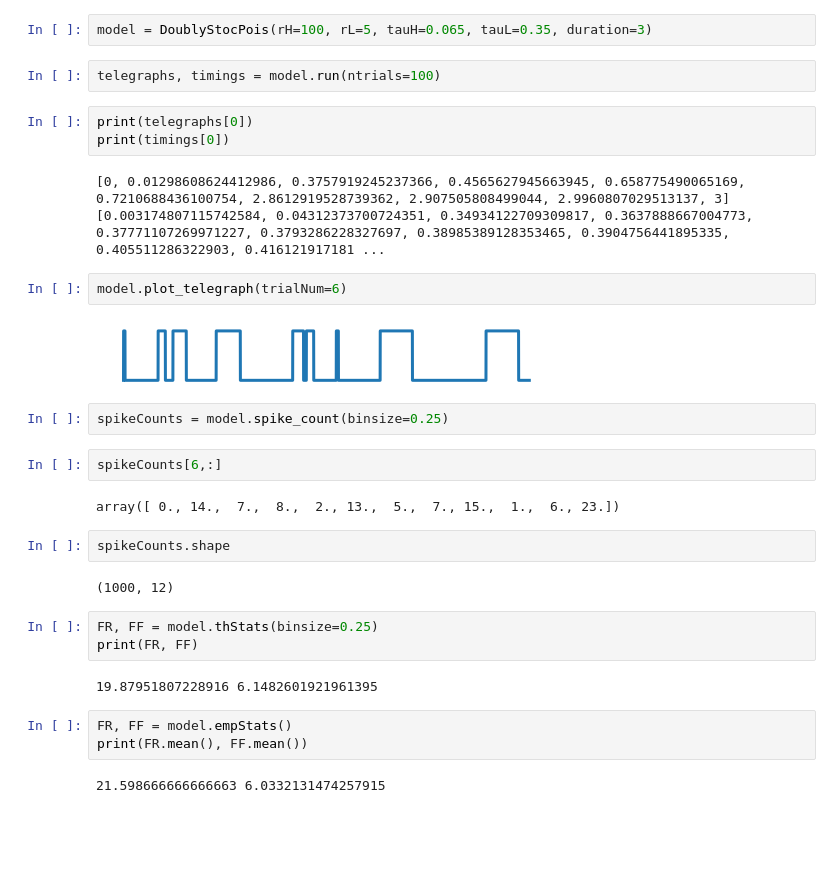
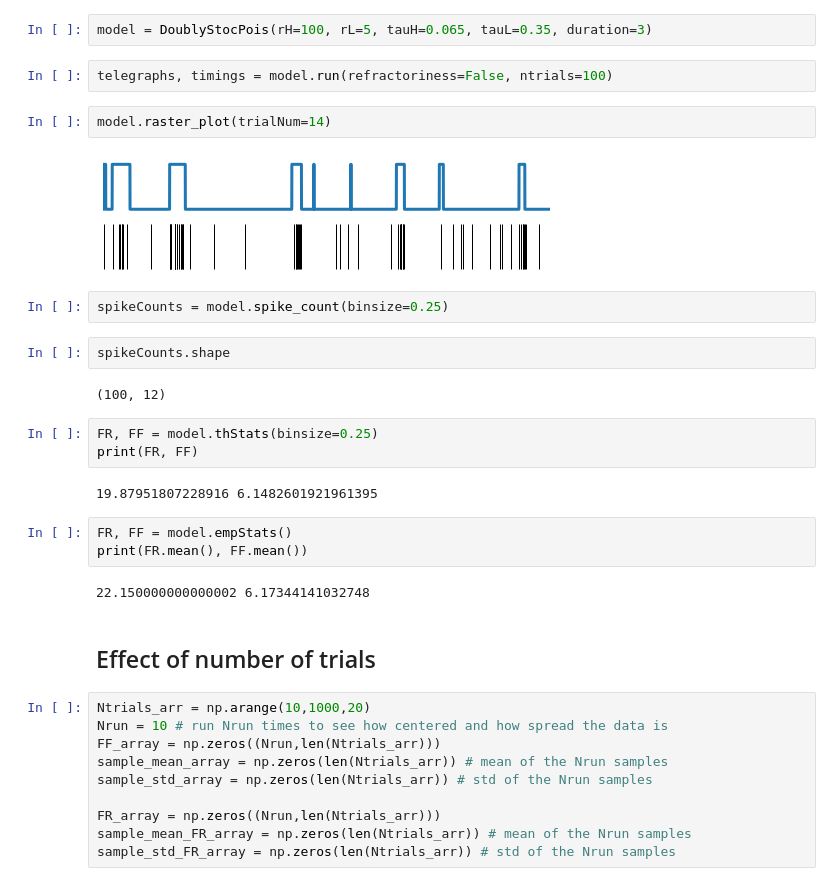
Before and after one commit to damingli09/WorkingMemory_FF, a Jupyter notebook: Telegraph/Doubly Stochastic Simulation.ipynb, the cells around one changed output. Cells and saved outputs as stored; diff of their text form; blank space fills up the shorter version.

Commit message:
visualization functions added

```diff
--- a/Telegraph/Doubly Stochastic Simulation.ipynb
+++ b/Telegraph/Doubly Stochastic Simulation.ipynb
@@ -5,27 +5,17 @@ import matplotlib.pyplot as plt
 # %%
 model = DoublyStocPois(rH=100, rL=5, tauH=0.065, tauL=0.35, duration=3)
 # %%
-telegraphs, timings = model.run(ntrials=100)
+telegraphs, timings = model.run(refractoriness=False, ntrials=100)
-# %%
-print(telegraphs[0])
-print(timings[0])
-# %% [output]
-[0, 0.01298608624412986, 0.3757919245237366, 0.4565627945663945, 0.658775490065169, 0.7210688436100754, 2.8612919528739362, 2.907505808499044, 2.9960807029513137, 3]
-[0.003174807115742584, 0.04312373700724351, 0.34934122709309817, 0.3637888667004773, 0.37771107269971227, 0.3793286228327697, 0.38985389128353465, 0.3904756441895335, 0.405511286322903, 0.416121917181 ...
 # %%
-model.plot_telegraph(trialNum=6)
+model.raster_plot(trialNum=14)
 # %% [output]
-[figure, old version]
+[figure, new version]
 # %%
 spikeCounts = model.spike_count(binsize=0.25)
-# %%
-spikeCounts[6,:]
-# %% [output]
-array([ 0., 14.,  7.,  8.,  2., 13.,  5.,  7., 15.,  1.,  6., 23.])
 # %%
 spikeCounts.shape
 # %% [output]
-(1000, 12)
+(100, 12)
 # %%
 FR, FF = model.thStats(binsize=0.25)
 print(FR, FF)
@@ -35,4 +25,16 @@ print(FR, FF)
 FR, FF = model.empStats()
 print(FR.mean(), FF.mean())
 # %% [output]
-21.598666666666663 6.0332131474257915
+22.150000000000002 6.17344141032748
+# %% [markdown]
+## Effect of number of trials
+# %%
+Ntrials_arr = np.arange(10,1000,20)
+Nrun = 10 # run Nrun times to see how centered and how spread the data is
+FF_array = np.zeros((Nrun,len(Ntrials_arr)))
+sample_mean_array = np.zeros(len(Ntrials_arr)) # mean of the Nrun samples
+sample_std_array = np.zeros(len(Ntrials_arr)) # std of the Nrun samples
+
+FR_array = np.zeros((Nrun,len(Ntrials_arr)))
+sample_mean_FR_array = np.zeros(len(Ntrials_arr)) # mean of the Nrun samples
+sample_std_FR_array = np.zeros(len(Ntrials_arr)) # std of the Nrun samples
```
Also changed, not shown: parts of 3 cells of this notebook, 3 other files.
